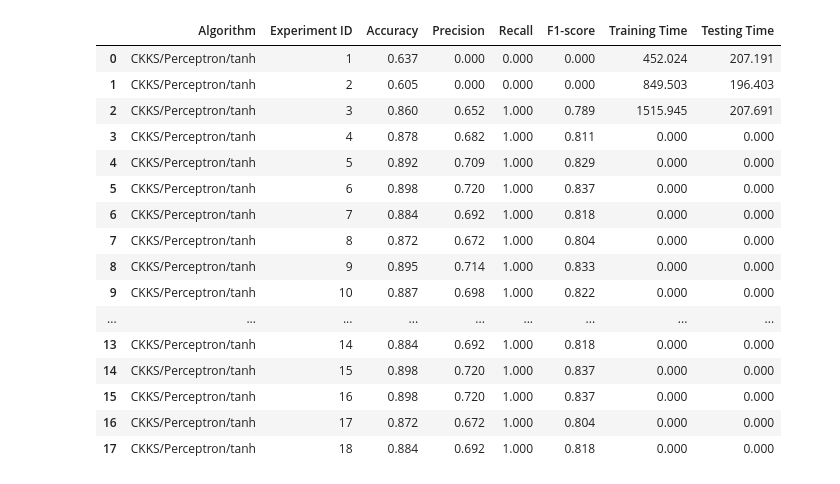
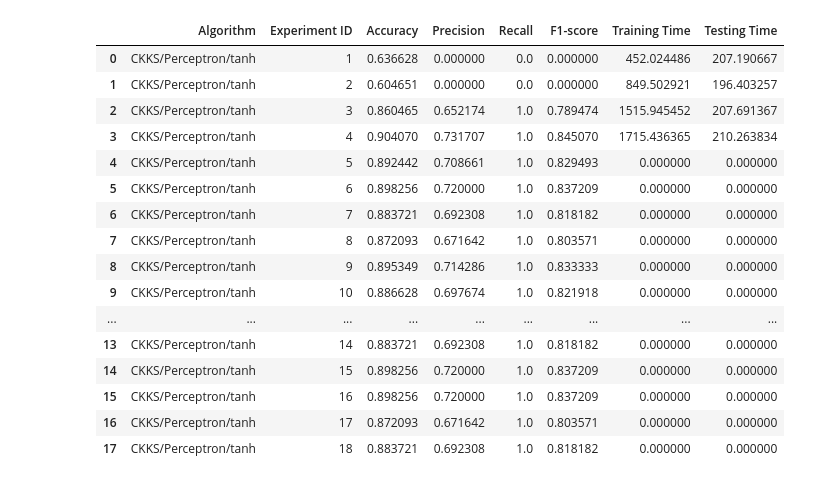
Before and after one commit to rodkruger/ppml-python, a Jupyter notebook: Metrics.ipynb, the cells around one changed output. Saved outputs shown, nothing was run; the diff lists cells and outputs as text; code cells hidden in the pictures.

```diff
--- a/Metrics.ipynb
+++ b/Metrics.ipynb
@@ -62,50 +65,50 @@ def read_parameters(parameters_file_path):
 # %%
 l_metrics = []
 
 for l_exp_id in range(1, 19):
     l_exp_folder = f'{CONTENT_PATH}/exp_{l_exp_id}'
 
     df_predictions = pd.read_csv(f'{l_exp_folder}/predictions.csv', header=None, names=['real', 'predicted'])
     y_true = df_predictions['real']
     y_pred = df_predictions['predicted']
 
-    l_accuracy = f'{accuracy_score(y_true, y_pred):.3f}'
-    l_precision = f'{precision_score(y_true, y_pred):.3f}'
-    l_recall = f'{recall_score(y_true, y_pred):.3f}'
-    l_f1_score = f'{f1_score(y_true, y_pred):.3f}'
+    l_accuracy = accuracy_score(y_true, y_pred)
+    l_precision = precision_score(y_true, y_pred)
+    l_recall = recall_score(y_true, y_pred)
+    l_f1_score = f1_score(y_true, y_pred)
 
     if os.path.isfile(f'{l_exp_folder}/parameters.csv'):
         l_exp_params = read_parameters(f'{l_exp_folder}/parameters.csv')
-        l_training_time = f'{l_exp_params.training_time:.3f}'
-        l_testing_time = f'{l_exp_params.testing_time:.3f}'
+        l_training_time = l_exp_params.training_time
+        l_testing_time = l_exp_params.testing_time
     else:
-        l_training_time = f'0.000'
-        l_testing_time = f'0.000'
+        l_training_time = 0.0
+        l_testing_time = 0.0
 
-    l_metric = ['CKKS/Perceptron/tanh', l_exp_id, l_accuracy, l_precision, l_recall, l_f1_score,
+    l_metric = ['CKKS/Perceptron/tanh', str(l_exp_id), l_accuracy, l_precision, l_recall, l_f1_score,
                 l_training_time, l_testing_time]
     l_metrics.append(l_metric)
 
 df_metrics = pd.DataFrame(l_metrics,
                           columns=['Algorithm', 'Experiment ID', 'Accuracy', 'Precision', 'Recall', 'F1-score',
                                    'Training Time',
                                    'Testing Time'])
 df_metrics
 # %% [output]
 |  | Algorithm | Experiment ID | Accuracy | Precision | Recall | F1-score | Training Time | Testing Time |
-| 0 | CKKS/Perceptron/tanh | 1 | 0.637 | 0.000 | 0.000 | 0.000 | 452.024 | 207.191 |
-| 1 | CKKS/Perceptron/tanh | 2 | 0.605 | 0.000 | 0.000 | 0.000 | 849.503 | 196.403 |
-| 2 | CKKS/Perceptron/tanh | 3 | 0.860 | 0.652 | 1.000 | 0.789 | 1515.945 | 207.691 |
-| 3 | CKKS/Perceptron/tanh | 4 | 0.878 | 0.682 | 1.000 | 0.811 | 0.000 | 0.000 |
-| 4 | CKKS/Perceptron/tanh | 5 | 0.892 | 0.709 | 1.000 | 0.829 | 0.000 | 0.000 |
-| 5 | CKKS/Perceptron/tanh | 6 | 0.898 | 0.720 | 1.000 | 0.837 | 0.000 | 0.000 |
-| 6 | CKKS/Perceptron/tanh | 7 | 0.884 | 0.692 | 1.000 | 0.818 | 0.000 | 0.000 |
-| 7 | CKKS/Perceptron/tanh | 8 | 0.872 | 0.672 | 1.000 | 0.804 | 0.000 | 0.000 |
-| 8 | CKKS/Perceptron/tanh | 9 | 0.895 | 0.714 | 1.000 | 0.833 | 0.000 | 0.000 |
-| 9 | CKKS/Perceptron/tanh | 10 | 0.887 | 0.698 | 1.000 | 0.822 | 0.000 | 0.000 |
+| 0 | CKKS/Perceptron/tanh | 1 | 0.636628 | 0.000000 | 0.0 | 0.000000 | 452.024486 | 207.190667 |
+| 1 | CKKS/Perceptron/tanh | 2 | 0.604651 | 0.000000 | 0.0 | 0.000000 | 849.502921 | 196.403257 |
+| 2 | CKKS/Perceptron/tanh | 3 | 0.860465 | 0.652174 | 1.0 | 0.789474 | 1515.945452 | 207.691367 |
+| 3 | CKKS/Perceptron/tanh | 4 | 0.904070 | 0.731707 | 1.0 | 0.845070 | 1715.436365 | 210.263834 |
+| 4 | CKKS/Perceptron/tanh | 5 | 0.892442 | 0.708661 | 1.0 | 0.829493 | 0.000000 | 0.000000 |
+| 5 | CKKS/Perceptron/tanh | 6 | 0.898256 | 0.720000 | 1.0 | 0.837209 | 0.000000 | 0.000000 |
+| 6 | CKKS/Perceptron/tanh | 7 | 0.883721 | 0.692308 | 1.0 | 0.818182 | 0.000000 | 0.000000 |
+| 7 | CKKS/Perceptron/tanh | 8 | 0.872093 | 0.671642 | 1.0 | 0.803571 | 0.000000 | 0.000000 |
+| 8 | CKKS/Perceptron/tanh | 9 | 0.895349 | 0.714286 | 1.0 | 0.833333 | 0.000000 | 0.000000 |
+| 9 | CKKS/Perceptron/tanh | 10 | 0.886628 | 0.697674 | 1.0 | 0.821918 | 0.000000 | 0.000000 |
 | ... | ... | ... | ... | ... | ... | ... | ... | ... |
-| 13 | CKKS/Perceptron/tanh | 14 | 0.884 | 0.692 | 1.000 | 0.818 | 0.000 | 0.000 |
-| 14 | CKKS/Perceptron/tanh | 15 | 0.898 | 0.720 | 1.000 | 0.837 | 0.000 | 0.000 |
-| 15 | CKKS/Perceptron/tanh | 16 | 0.898 | 0.720 | 1.000 | 0.837 | 0.000 | 0.000 |
-| 16 | CKKS/Perceptron/tanh | 17 | 0.872 | 0.672 | 1.000 | 0.804 | 0.000 | 0.000 |
-| 17 | CKKS/Perceptron/tanh | 18 | 0.884 | 0.692 | 1.000 | 0.818 | 0.000 | 0.000 |
+| 13 | CKKS/Perceptron/tanh | 14 | 0.883721 | 0.692308 | 1.0 | 0.818182 | 0.000000 | 0.000000 |
+| 14 | CKKS/Perceptron/tanh | 15 | 0.898256 | 0.720000 | 1.0 | 0.837209 | 0.000000 | 0.000000 |
+| 15 | CKKS/Perceptron/tanh | 16 | 0.898256 | 0.720000 | 1.0 | 0.837209 | 0.000000 | 0.000000 |
+| 16 | CKKS/Perceptron/tanh | 17 | 0.872093 | 0.671642 | 1.0 | 0.803571 | 0.000000 | 0.000000 |
+| 17 | CKKS/Perceptron/tanh | 18 | 0.883721 | 0.692308 | 1.0 | 0.818182 | 0.000000 | 0.000000 |
```
Also changed, not shown: parts of 4 cells of this notebook, 1 other file.
